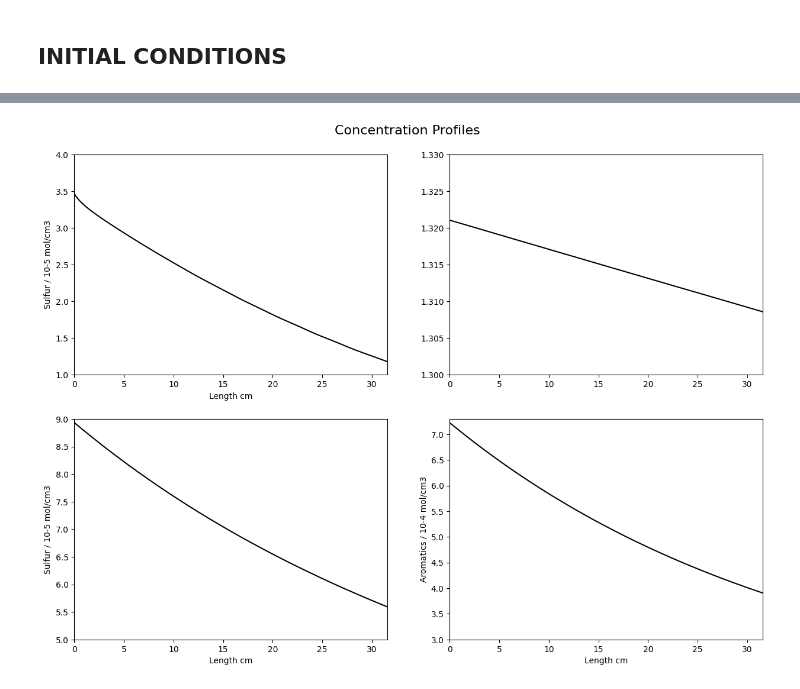
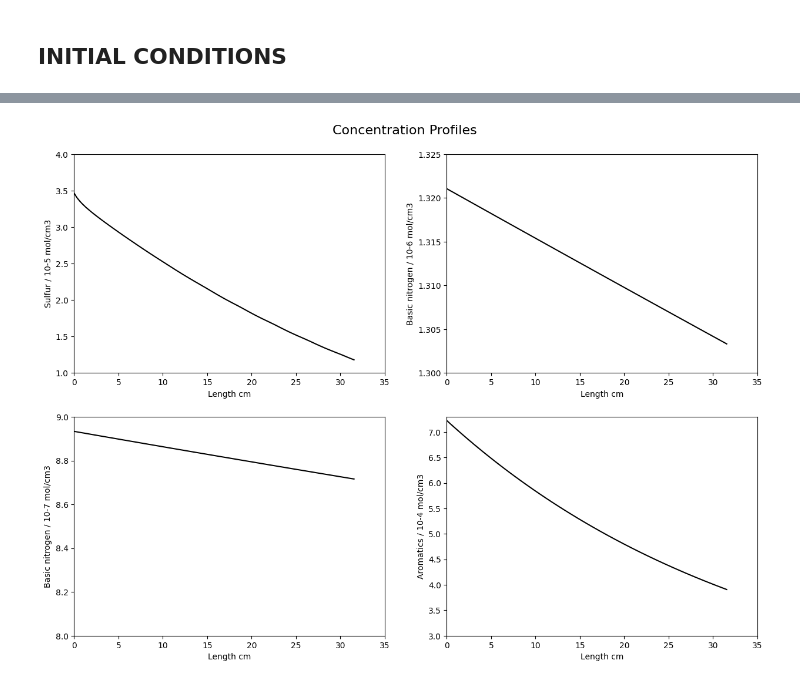
Before and after one commit to Leonardo-Ferreira-byte/Project_Reactor, a Jupyter notebook: TBR_Diesel.ipynb, the cells around one changed output, grey strips where cells are left out. Saved outputs shown, nothing was run; the diff lists cells and outputs as text; code cells hidden in the pictures.

```diff
--- a/TBR_Diesel.ipynb
+++ b/TBR_Diesel.ipynb
@@ -234,6 +204,30 @@ def dy(z, variables):
+# %%
+concentrations = Concentrations(cl0, heterogeneous = False)
+# %%
+def differential_equations(cl, pG4, pG5, cs):
+
+    return np.array([mass_balance_liquid(cl[0], cs[0]),
+     mass_balance_liquid(cl[1], cs[1]),
+     mass_balance_liquid(cl[2], cs[2]),
+     mass_balance_liquid(cl[3], cs[3]),
+     mass_balance_gas_liquid_phase2(pG4, cl[4], cs[4]),
+     mass_balance_gas_liquid_phase4(pG5, cl[5], cs[5]),
+     mass_balance_liquid(cl[6], cs[6]),
+     mass_balance_gas_phase2(pG4, cl[4]),
+     mass_balance_gas_phase4(pG5, cl[5])])
+# %%
+def dy(z, variables):
+
+    pG4, pG5 = variables[-2:]
+
+    concentrations.get_surface_concentrations(variables[:-1], z)
+
+    solid_concentrations = concentrations.cs
+
+    return differential_equations(variables[:-2], pG4, pG5, solid_concentrations)
 # %%
 t_span = [z0, z]
-t_eval = np.linspace(0, z, 1000)
+t_eval = np.linspace(0, z, 100)
 y0 = [cL00, cL10, cL20, cL30, cL40, cL50, cL60, pG40, pG50]
 # %%
 sol = solve_ivp(dy, t_span=t_span, y0=y0, t_eval=t_eval, method = "RK45")
@@ -265,7 +239,7 @@ fig, ax = plt.subplots(2, 2, figsize=(15, 10))
 # Plot the first dataset (y_values1) on the left axis (Y-axis)
 ax[0,0].plot(t_eval, cL0_fun*1e5, color='black')
 
-ax[0,0].set_xlim(0,z)
+ax[0,0].set_xlim(0,35)
 ax[0,0].set_ylim(1,4)
 
 # Add labels and a legend
@@ -274,38 +248,42 @@ ax[0,0].set_ylabel('Sulfur / 10-5 mol/cm3', color='black')
 
 ax[0,1].plot(t_eval, cL1_fun*1e6, color='black')
 
-ax[0,1].set_xlim(0,z)
-ax[0,1].set_ylim(1.300,1.330)
+ax[0,1].set_xlim(0,35)
+ax[0,1].set_ylim(1.300,1.325)
+
+# Add labels and a legend
+ax[0,1].set_xlabel('Length cm')
+ax[0,1].set_ylabel('Basic nitrogen / 10-6 mol/cm3', color='black')
 
 # Add labels and a legend
 ax[1,0].set_xlabel('Length cm')
 ax[1,0].set_ylabel('Basic nitrogen / 10-7 mol/cm3', color='black')
 
 ax[1,0].plot(t_eval, cL2_fun*1e7, color='black')
 
-ax[1,0].set_xlim(0,z)
-ax[1,0].set_ylim(5,9)
+ax[1,0].set_xlim(0,35)
+ax[1,0].set_ylim(8,9)
 
 # Add labels and a legend
 ax[1,0].set_xlabel('Length cm')
-ax[1,0].set_ylabel('Sulfur / 10-5 mol/cm3', color='black')
+ax[1,0].set_ylabel('Basic nitrogen / 10-7 mol/cm3', color='black')
 
 ax[1,1].plot(t_eval, cL3_fun*1e4, color='black')
 
-ax[1,1].set_xlim(0,z)
+ax[1,1].set_xlim(0,35)
 ax[1,1].set_ylim(3,7.3)
 
 # Add labels and a legend
 ax[1,1].set_xlabel('Length cm')
 ax[1,1].set_ylabel('Aromatics / 10-4 mol/cm3', color='black')
 
 # Add a title to the entire figure
 plt.suptitle("Concentration Profiles", fontsize=16)
 
 # Adjust spacing between the title and the subplots
 plt.subplots_adjust(top=0.93)
 
 # Display the graph
 plt.show()
 # %% [output]
-[figure, old version]
+[figure, new version]
```
Also changed, not shown: parts of 15 cells of this notebook, 8 other files.
